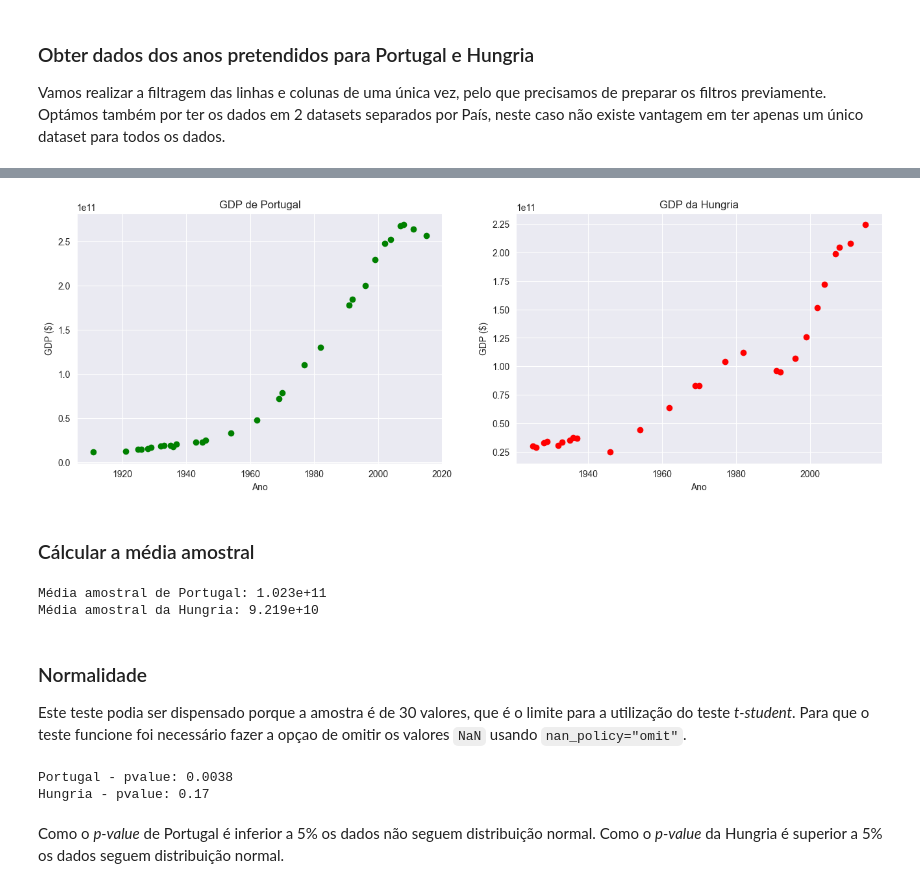
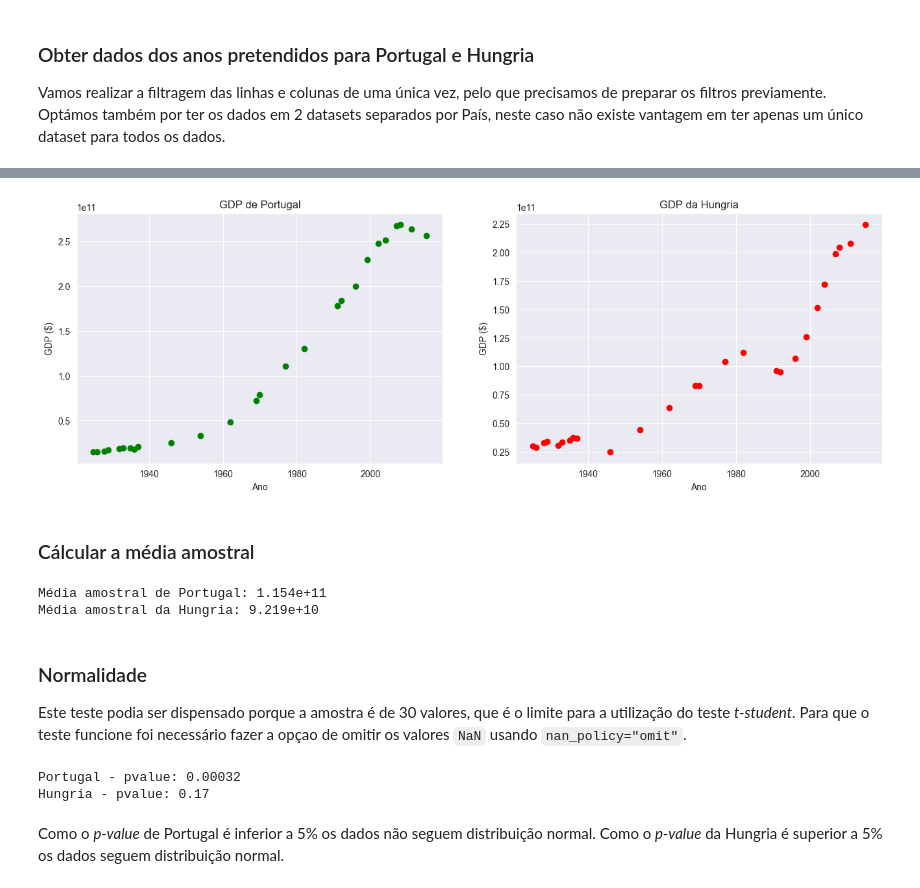
Before and after one commit to preis/anadi_2024, a Jupyter notebook: notebooks/Trabalho 1/Trabalho 4.2 1.ipynb, the cells around one changed output, grey strips where cells are left out. Saved outputs shown, nothing was run; the diff lists cells and outputs as text; code cells hidden in the pictures.

```diff
--- a/notebooks/Trabalho 1/Trabalho 4.2 1.ipynb
+++ b/notebooks/Trabalho 1/Trabalho 4.2 1.ipynb
@@ -37,9 +37,4 @@ Optámos também por ter os dados em 2 datasets separados por País, neste caso
 # %%
 # Definição das condições de filtragem.
 condicao_anos = dados_lidos.year.isin(list(sampleyears1))
-condicao_PT = dados_lidos.country == "Portugal"
-condicao_HU = dados_lidos.country == "Hungary"
-
-# Extrair dos dados lidos, os dados de trabalho de acordo com as condições de filtro.
-dados_PT = dados_lidos.loc[condicao_PT & condicao_anos, ["year", "gdp"]]
-dados_HU = dados_lidos.loc[condicao_HU & condicao_anos, ["year", "gdp"]]
+condicao_2_paises = dados_lidos.country.isin(["Hungary", "Portugal"])
@@ -86,0 +45,9 @@ Existem NaN ? False
+# %%
+# Filtrar
+dados_extraidos = dados_lidos.loc[condicao_2_paises & condicao_anos, ["year", "gdp", "country"]]
+# Alterar tabela
+dados_trabalho = dados_extraidos.pivot_table(values=["gdp"], index=["year"], columns=["country"])
+# Eliminar os NaN
+dados_trabalho.dropna(inplace=True)
+# Ajustar o index
+dados_trabalho = dados_trabalho.droplevel(0, axis=1)
@@ -106,33 +100,33 @@ legenda_scatter = fig_scatter.legend(("Portugal", "Hungria"), loc="upper right")
 # %%
 fig_scatter_alt, axes_scatter_alt = plt.subplots(nrows=1, ncols=2, figsize=(16, 5))
 
 # Subplot com os dados de Portugal
-plt_pt_alt = axes_scatter_alt[0].scatter(dados_PT_na["year"], dados_PT_na["gdp"], color="green")
+plt_pt_alt = axes_scatter_alt[0].scatter(dados_trabalho.index, dados_trabalho.Portugal, color="green")
 _ = axes_scatter_alt[0].set_title("GDP de Portugal")
 _ = axes_scatter_alt[0].set_xlabel("Ano")
 _ = axes_scatter_alt[0].set_ylabel("GDP ($)")
 
 # Subplot com os dados dda Hungria
-plt_hu_alt = axes_scatter_alt[1].scatter(dados_HU_na["year"], dados_HU_na["gdp"], color="red")
+plt_hu_alt = axes_scatter_alt[1].scatter(dados_trabalho.index, dados_trabalho.Hungary, color="red")
 _ = axes_scatter_alt[1].set_title("GDP da Hungria")
 _ = axes_scatter_alt[1].set_xlabel("Ano")
 _ = axes_scatter_alt[1].set_ylabel("GDP ($)")
 
 # fig_scatter_alt.show()  # Em Jupyter pode apresentar um aviso.
 # %% [output]
-[figure, old version]
+[figure, new version]
 # %% [markdown]
 ### Cálcular a média amostral
 # %%
 # Média amostral de Portugal.
-media_PT = dados_PT["gdp"].mean(axis=0)
+media_PT = dados_trabalho.Portugal.mean(axis=0)
 print(f"Média amostral de Portugal: {media_PT:.3e}")
 
 # Média amostral da Hungria.
-media_HU = dados_HU["gdp"].mean(axis=0)
+media_HU = dados_trabalho.Hungary.mean(axis=0)
 print(f"Média amostral da Hungria: {media_HU:.3e}")
 # %% [output]
-Média amostral de Portugal: 1.023e+11
+Média amostral de Portugal: 1.154e+11
 Média amostral da Hungria: 9.219e+10
 # %% [markdown]
 ### Normalidade
@@ -140,13 +134,13 @@ Média amostral da Hungria: 9.219e+10
 Este teste podia ser dispensado porque a amostra é de 30 valores, que é o limite para a utilização do teste *t-student*.
 Para que o teste funcione foi necessário fazer a opçao de omitir os valores ``NaN`` usando ``nan_policy="omit"``.
 # %%
-statval_PT, p_value_PT = stats.normaltest(dados_PT["gdp"],  nan_policy="omit")
+statval_PT, p_value_PT = stats.normaltest(dados_trabalho.Portugal,  nan_policy="omit")
 print(f"Portugal - pvalue: {p_value_PT:.3}")
 
-statval_HU, p_value_HU = stats.normaltest(dados_HU["gdp"], nan_policy="omit")
+statval_HU, p_value_HU = stats.normaltest(dados_trabalho.Hungary, nan_policy="omit")
 print(f"Hungria - pvalue: {p_value_HU:.3}")
 # %% [output]
-Portugal - pvalue: 0.0038
+Portugal - pvalue: 0.00032
 Hungria - pvalue: 0.17
 # %% [markdown]
 Como o *p-value* de Portugal é inferior a 5% os dados não seguem distribuição normal.
```
Also changed, not shown: parts of 12 cells of this notebook.
